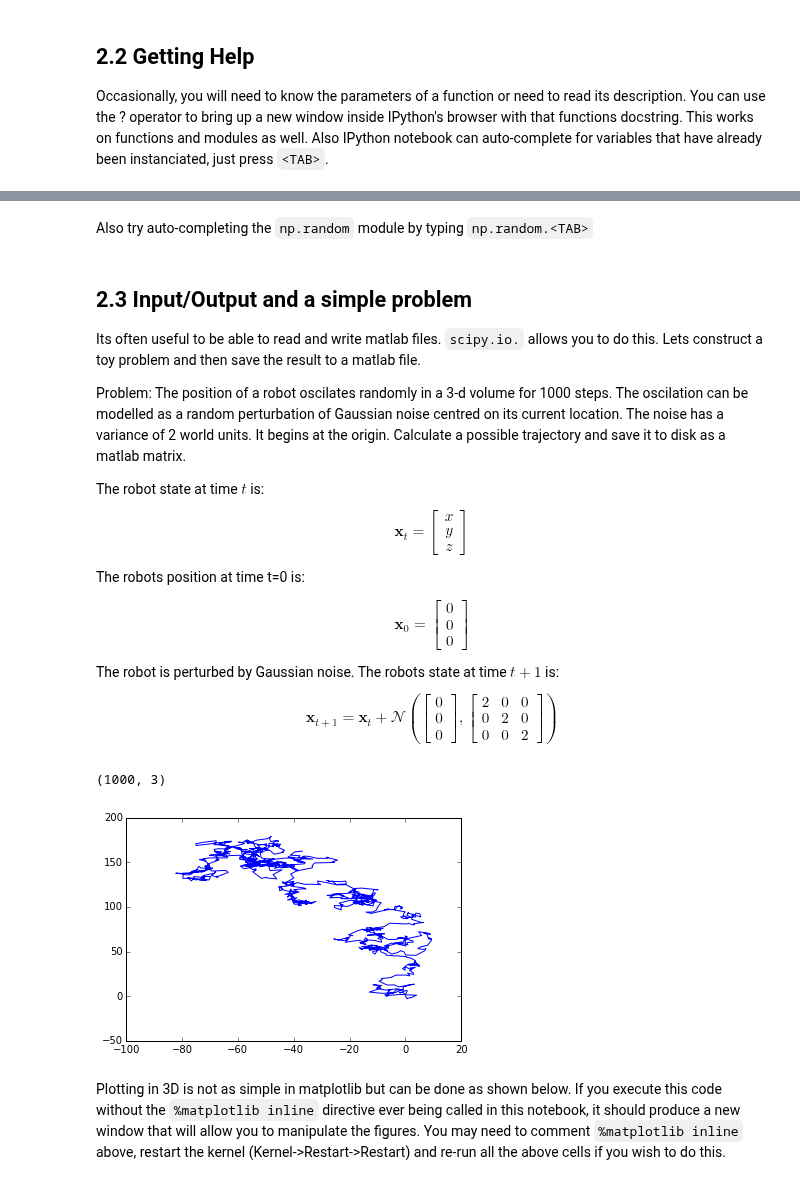
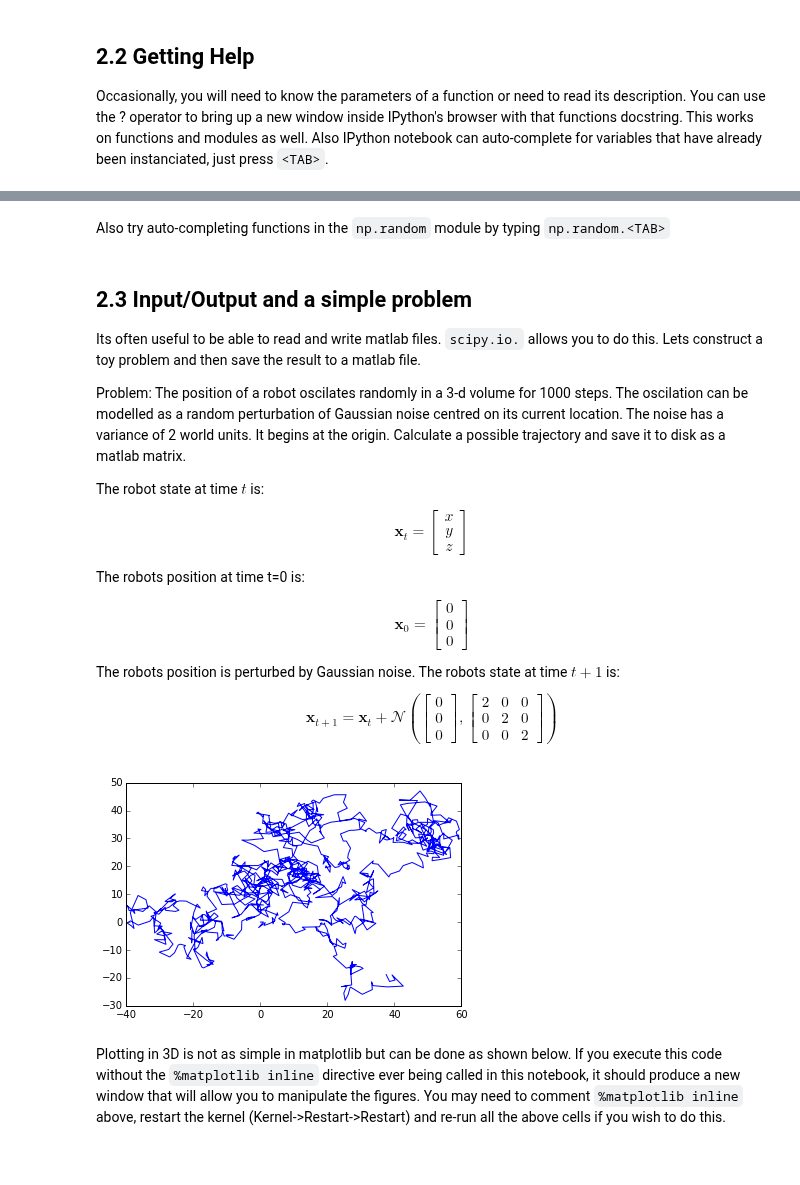
Before and after one commit to NICTA/MLSS, a Jupyter notebook: Intro to python.ipynb, the cells around one changed output, grey strips where cells are left out. Drawn from its saved outputs; the diff is of its cells as text; code cells hidden in the pictures.

```diff
--- a/Intro to python.ipynb
+++ b/Intro to python.ipynb
@@ -161,5 +160,5 @@ Object `np.random` not found.
 # %% [markdown]
-Also try auto-completing the `np.random` module by typing `np.random.<TAB>`
+Also try auto-completing functions in the `np.random` module by typing `np.random.<TAB>`
 # %% [markdown]
 2.3 Input/Output and a simple problem
 --------------------------
@@ -187,7 +186,7 @@ The robots position at time t=0 is:
 \end{bmatrix}
 \end{equation}
 
-The robot is perturbed by Gaussian noise. The robots state at time $t+1$ is:
+The robots position is perturbed by Gaussian noise. The robots state at time $t+1$ is:
 \begin{equation}\mathbf{x}_{t+1} = \mathbf{x}_t + \mathcal{N}\left(\begin{bmatrix}0\\ 0 \\ 0\end{bmatrix},
 \begin{bmatrix}
 2 & 0 & 0\\
@@ -197,23 +196,23 @@ The robot is perturbed by Gaussian noise. The robots state at time $t+1$ is:
 # %%
 %matplotlib inline
 import matplotlib.pyplot as pl
 
 dims = 3
 steps = 1000
 
 state = np.zeros((1, dims))
-history = np.zeros((steps, dims))
-print(history.shape)
+
+history = np.zeros([steps, dims]) #Observe that the dimension is a single variable.
+
 step_size = 2
 for i in range(0, steps):
     history[i,:] = state
 
     state = state + 2 * np.random.normal(size=(1,dims))
 
 pl.plot(history[:,0], history[:,1]);
 # %% [output]
-(1000, 3)
-[figure, old version]
+[figure, new version]
 # %% [markdown]
 Plotting in 3D is not as simple in matplotlib but can be done as shown below. If you execute this code without the `%matplotlib inline` directive ever being called in this notebook, it should produce a new window that will allow you to manipulate the figures. You may need to comment `%matplotlib inline` above, restart the kernel (Kernel->Restart->Restart) and re-run all the above cells if you wish to do this.
 # %%
```
Also changed, not shown: parts of 37 cells of this notebook.
